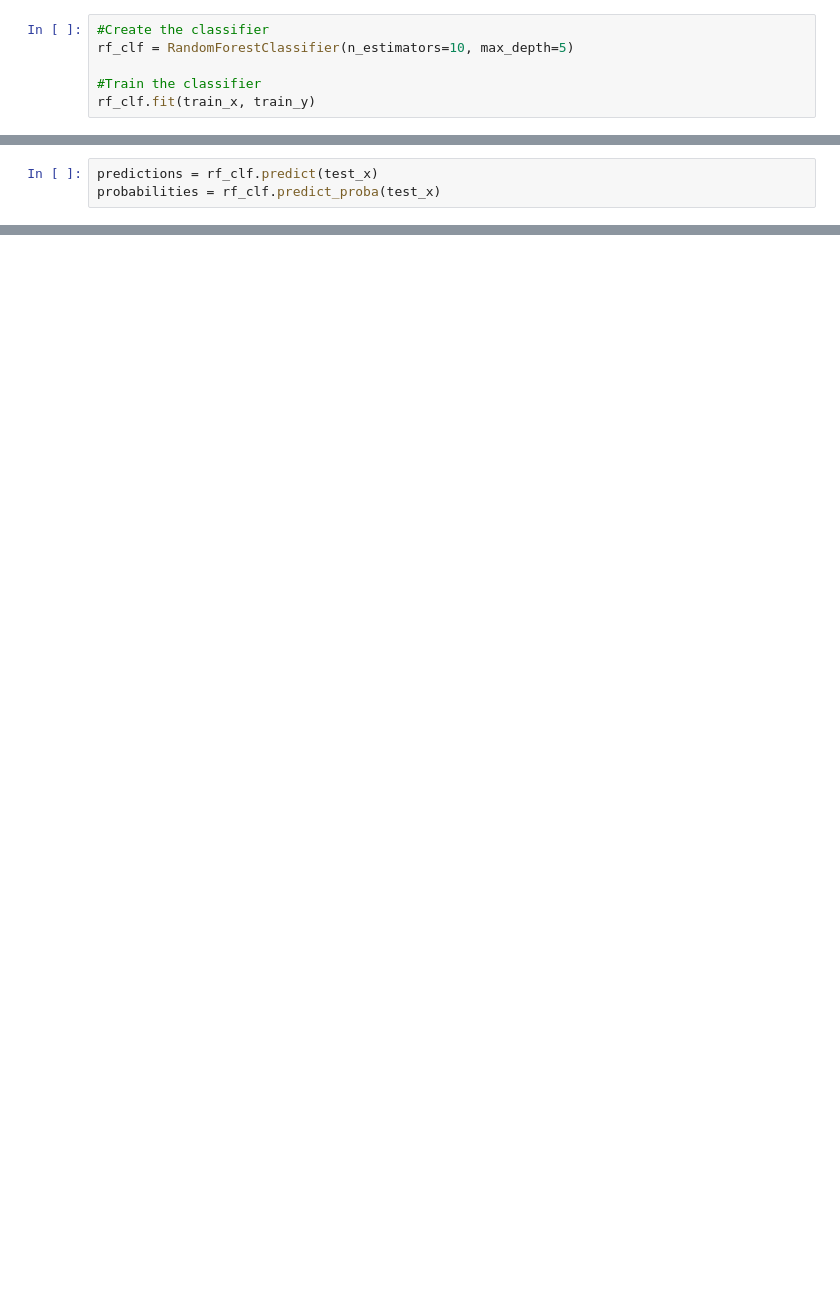
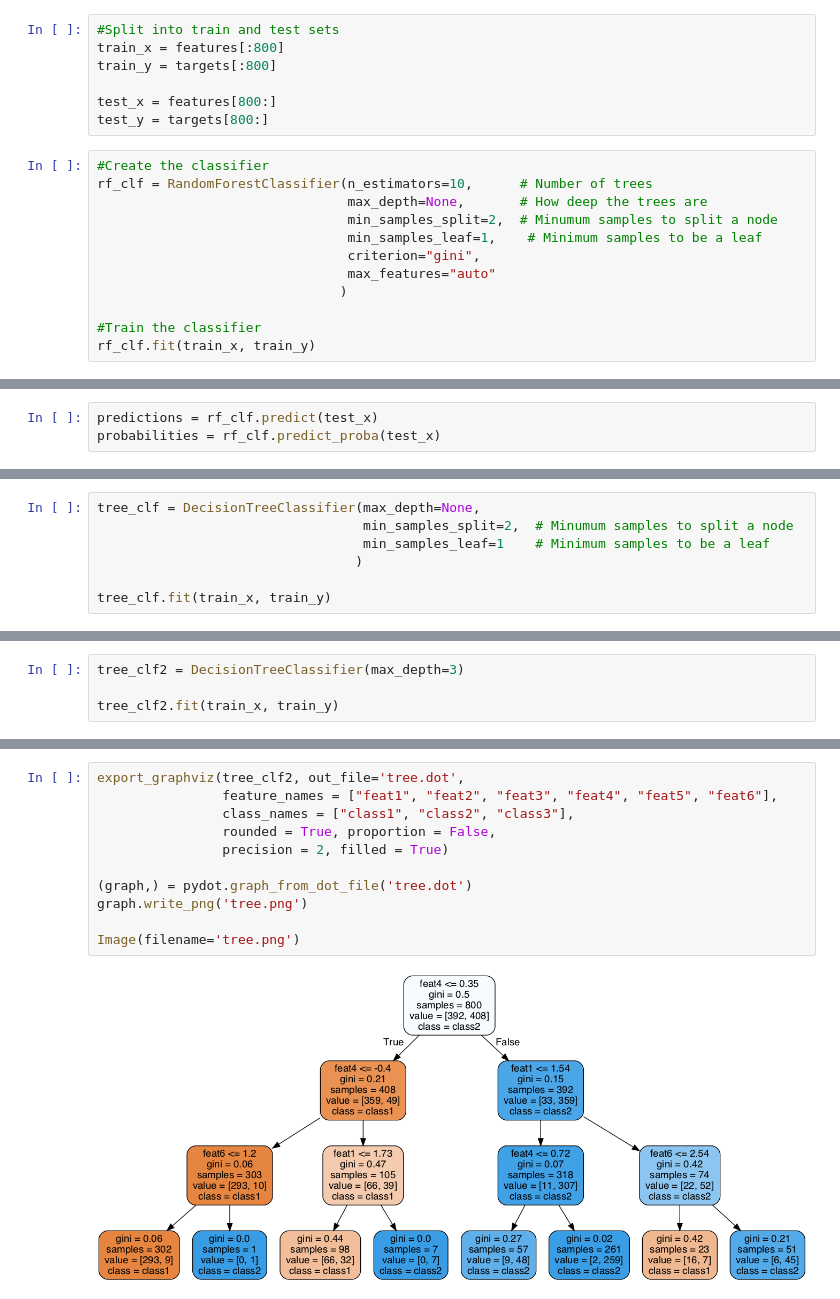
Before and after one commit to sebaszb/DataScienceSimple, a Jupyter notebook: machine_learning_basics/random_forest.ipynb, the cells around one changed output, grey strips where cells are left out. Cells and saved outputs as stored; diff of their text form; blank space fills up the shorter version.

```diff
--- a/machine_learning_basics/random_forest.ipynb
+++ b/machine_learning_basics/random_forest.ipynb
@@ -54,6 +27,19 @@ Now we need to prepare the data for the **Randon Forest Classifier**. This is do
+# %%
+#Split into train and test sets
+train_x = features[:800]
+train_y = targets[:800]
+
+test_x = features[800:]
+test_y = targets[800:]
 # %%
 #Create the classifier
-rf_clf = RandomForestClassifier(n_estimators=10, max_depth=5)
+rf_clf = RandomForestClassifier(n_estimators=10,      # Number of trees
+                                max_depth=None,       # How deep the trees are
+                                min_samples_split=2,  # Minumum samples to split a node
+                                min_samples_leaf=1,    # Minimum samples to be a leaf
+                                criterion="gini",
+                                max_features="auto"
+                               )
 
 #Train the classifier
 rf_clf.fit(train_x, train_y)
@@ -99,0 +83,7 @@ We have covered the basic concepts to create and train a random forest classifie
+# %%
+tree_clf = DecisionTreeClassifier(max_depth=None,
+                                  min_samples_split=2,  # Minumum samples to split a node
+                                  min_samples_leaf=1    # Minimum samples to be a leaf
+                                 )
+
+tree_clf.fit(train_x, train_y)
@@ -99,0 +109,4 @@ We have covered the basic concepts to create and train a random forest classifie
+# %%
+tree_clf2 = DecisionTreeClassifier(max_depth=3)
+
+tree_clf2.fit(train_x, train_y)
@@ -99,0 +120,13 @@ We have covered the basic concepts to create and train a random forest classifie
+# %%
+export_graphviz(tree_clf2, out_file='tree.dot',
+                feature_names = ["feat1", "feat2", "feat3", "feat4", "feat5", "feat6"],
+                class_names = ["class1", "class2", "class3"],
+                rounded = True, proportion = False,
+                precision = 2, filled = True)
+
+(graph,) = pydot.graph_from_dot_file('tree.dot')
+graph.write_png('tree.png')
+
+Image(filename='tree.png')
+# %% [output]
+[figure, added]
```
Also changed, not shown: parts of 30 cells of this notebook.
